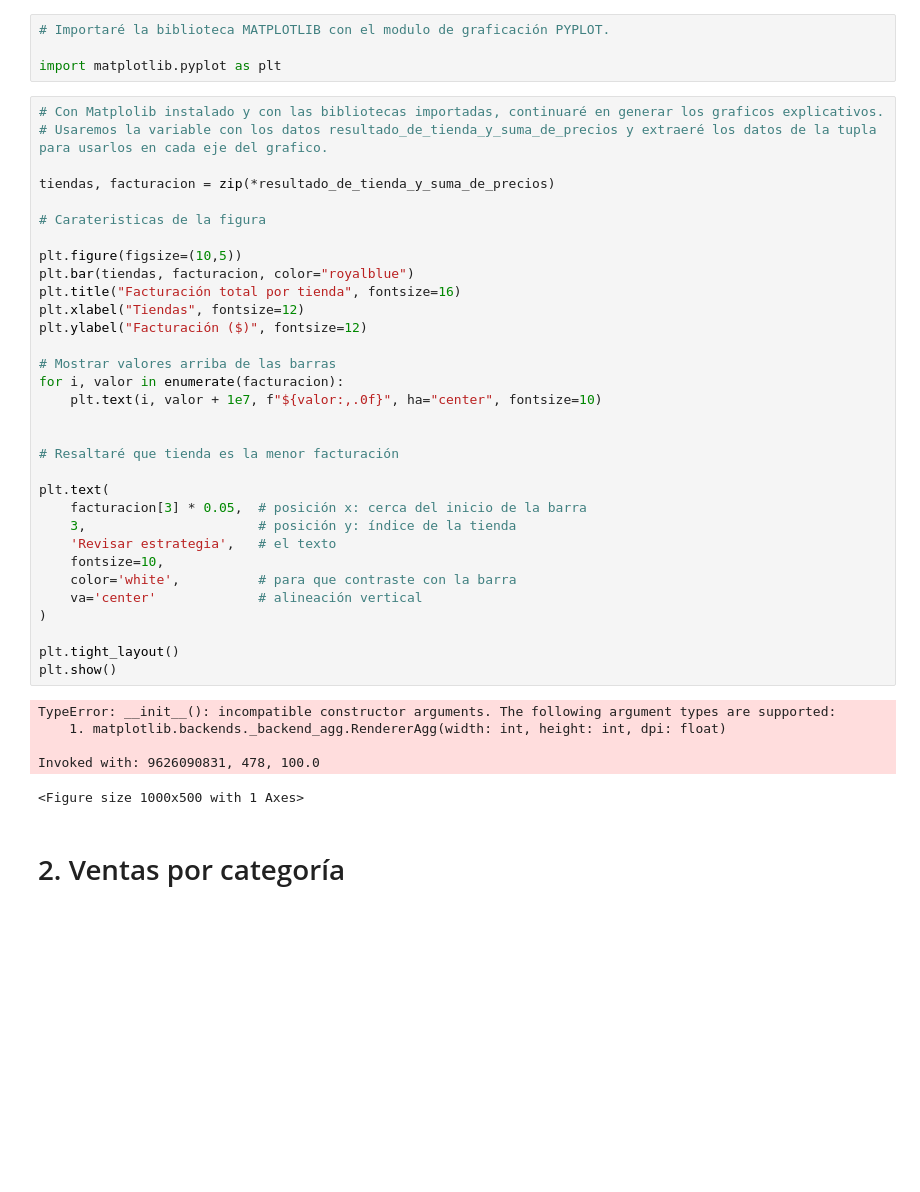
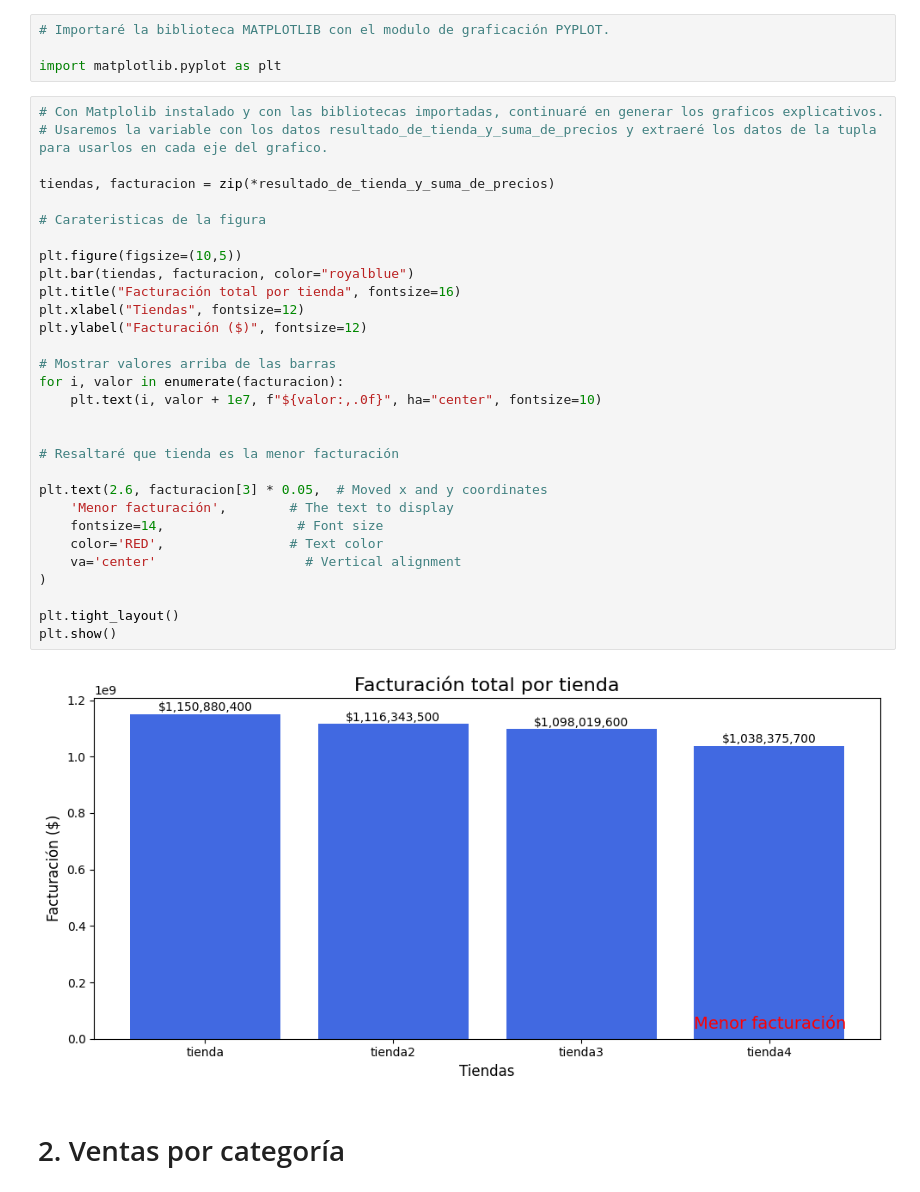
Before and after one commit to Alfonso-Jesus-Garcia-Moya/Challenge_1_Python_para_Data_Science_Challenge_Alura_Store, a Jupyter notebook: AluraStoreLatam.ipynb, the cells around one changed output. Drawn from its saved outputs; the diff is of its cells as text; blank space fills up the shorter version.

```diff
--- a/AluraStoreLatam.ipynb
+++ b/AluraStoreLatam.ipynb
@@ -107,41 +107,35 @@ import matplotlib.pyplot as plt
 # %%
 # Con Matplolib instalado y con las bibliotecas importadas, continuaré en generar los graficos explicativos.
 # Usaremos la variable con los datos resultado_de_tienda_y_suma_de_precios y extraeré los datos de la tupla para usarlos en cada eje del grafico.
 
 tiendas, facturacion = zip(*resultado_de_tienda_y_suma_de_precios)
 
 # Carateristicas de la figura
 
 plt.figure(figsize=(10,5))
 plt.bar(tiendas, facturacion, color="royalblue")
 plt.title("Facturación total por tienda", fontsize=16)
 plt.xlabel("Tiendas", fontsize=12)
 plt.ylabel("Facturación ($)", fontsize=12)
 
 # Mostrar valores arriba de las barras
 for i, valor in enumerate(facturacion):
     plt.text(i, valor + 1e7, f"${valor:,.0f}", ha="center", fontsize=10)
 
 
 # Resaltaré que tienda es la menor facturación
 
-plt.text(
-    facturacion[3] * 0.05,  # posición x: cerca del inicio de la barra
-    3,                      # posición y: índice de la tienda
-    'Revisar estrategia',   # el texto
-    fontsize=10,
-    color='white',          # para que contraste con la barra
-    va='center'             # alineación vertical
+plt.text(2.6, facturacion[3] * 0.05,  # Moved x and y coordinates
+    'Menor facturación',        # The text to display
+    fontsize=14,                 # Font size
+    color='RED',                # Text color
+    va='center'                   # Vertical alignment
 )
 
 plt.tight_layout()
 plt.show()
 # %% [output]
-TypeError: __init__(): incompatible constructor arguments. The following argument types are supported:
-    1. matplotlib.backends._backend_agg.RendererAgg(width: int, height: int, dpi: float)
-
-Invoked with: 9626090831, 478, 100.0
-<Figure size 1000x500 with 1 Axes>
+[figure, added]
 # %% [markdown]
 # 2. Ventas por categoría
 # %%
```
